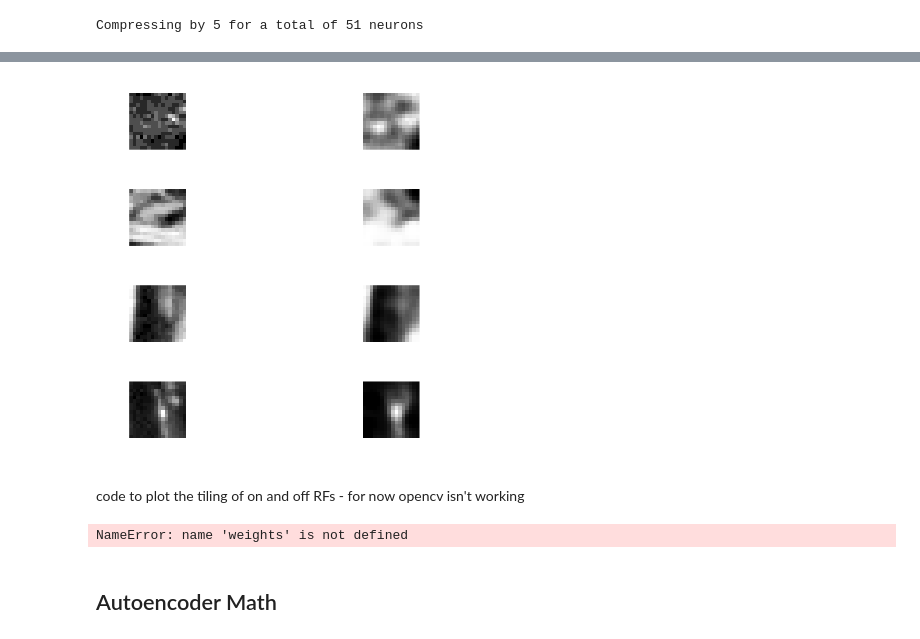
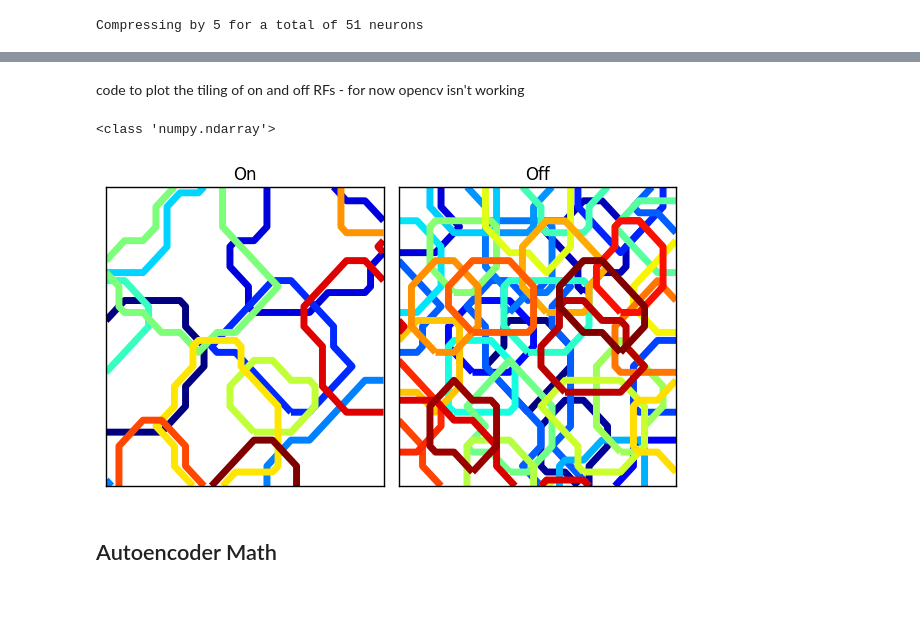
Before and after one commit to vdutell/NatVisAutoEncode, a Jupyter notebook: Image Autoencoder.ipynb, the cells around one changed output, grey strips where cells are left out. Saved outputs shown, nothing was run; the diff lists cells and outputs as text; code cells hidden in the pictures; blank space fills up the shorter version.

Commit message:
added on/off cell RF plotting

```diff
--- a/Image Autoencoder.ipynb
+++ b/Image Autoencoder.ipynb
@@ -14,9 +14,9 @@ import utils.animutils as aniu
 # %%
 #Model Parameters
 
-tanh_model = 1
+tanh_model = 0
 relu_model = 0
-sigmoid_model = 0
+sigmoid_model = 1
 
 #network params
 compression = 5
@@ -25,7 +25,7 @@ patchsize = 16
 #training params
 batchsize = 1000
 iterations = 4000
-epochs = 10
+epochs = 3
 
 if(tanh_model):
     noisexsigma = 0
@@ -44,7 +44,7 @@ elif(relu_model):
 elif(sigmoid_model):
     #noise
     noisexsigma = 0.01
-    noisersigma = 0.05
+    noisersigma = 0.03
     minact = 0
     minslo = 0
     learning_rate = 0.01
@@ -285,8 +260,6 @@ for i in range(plots):
 
 plt.tight_layout()
 plt.savefig(savefolder+'/reconstruction.png')
-# %% [output]
-[figure, removed]
 # %% [markdown]
 code to plot the tiling of on and off RFs - for now opencv isn't working
 # %%
@@ -345,8 +309,9 @@ def plotonoff(allws):
     plt.tight_layout()
-# %%
-plotonoff(weights)
-# %% [output]
-NameError: name 'weights' is not defined
+# %%
+plotonoff(weights_evolution_r[-1])
+# %% [output]
+<class 'numpy.ndarray'>
+[figure, added]
 # %%
 print(weights[1])
 # %%
```
Also changed, not shown: parts of 6 cells of this notebook.
